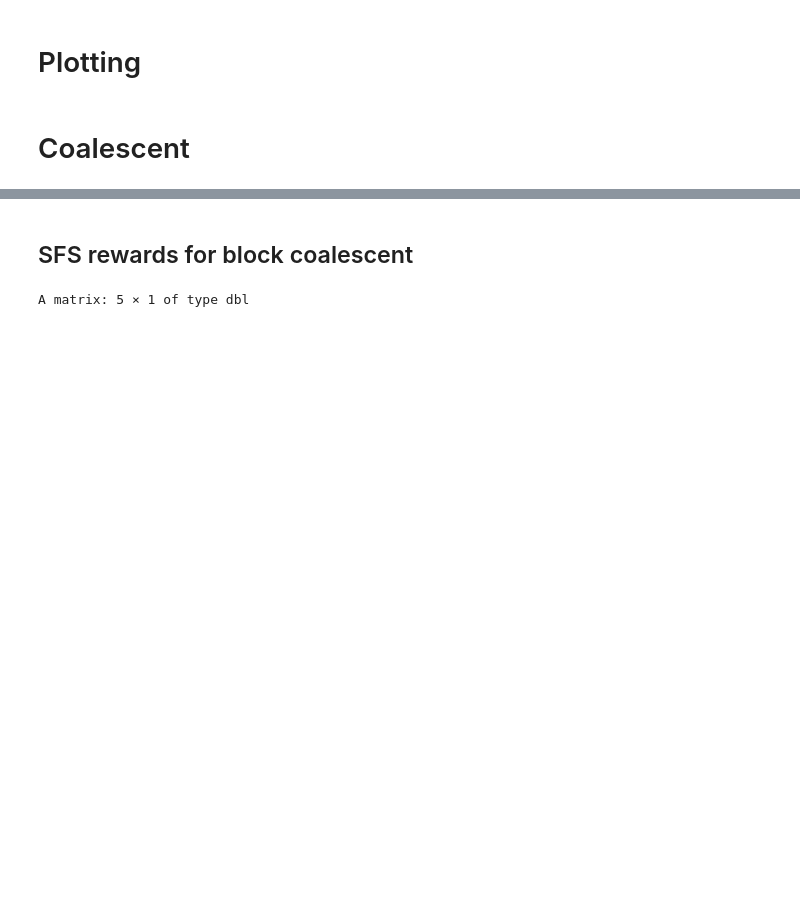
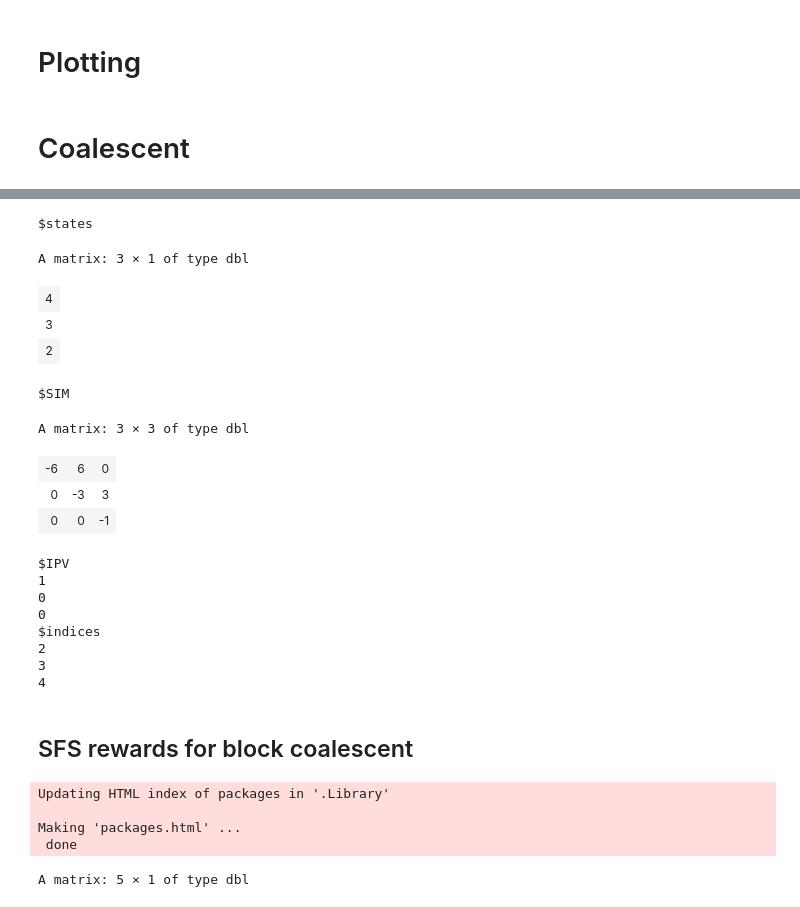
Before and after one commit to munch-group/phase-type-distributions, a Jupyter notebook: notebooks/coalescent-partitions.ipynb, the cells around one changed output, grey strips where cells are left out. Drawn from its saved outputs; the diff is of its cells as text; code cells hidden in the pictures; blank space fills up the shorter version.

```diff
--- a/notebooks/coalescent-partitions.ipynb
+++ b/notebooks/coalescent-partitions.ipynb
@@ -142,9 +295,37 @@ n <- 5
 graph <- block_coalescent(n)
 gam <- graph_as_matrix(graph)
+# %%
+gam
+# %% [output]
+$states
+A matrix: 3 × 1 of type dbl
+| 4 |
+| 3 |
+| 2 |
+$SIM
+A matrix: 3 × 3 of type dbl
+| -6 | 6 | 0 |
+| 0 | -3 | 3 |
+| 0 | 0 | -1 |
+$IPV
+1
+0
+0
+$indices
+2
+3
+4
 # %%
 plot_graph(graph_as_matrix(graph), fontsize=14, ranksep=1, nodesep=0.25)
 # %% [markdown]
 ## SFS rewards for block coalescent
+# %%
+install.packages("partitions")
+# %% [output]
+Updating HTML index of packages in '.Library'
+
+Making 'packages.html' ...
+ done
 # %%
 library("partitions")
 
```
Also changed, not shown: parts of 11 cells of this notebook.
